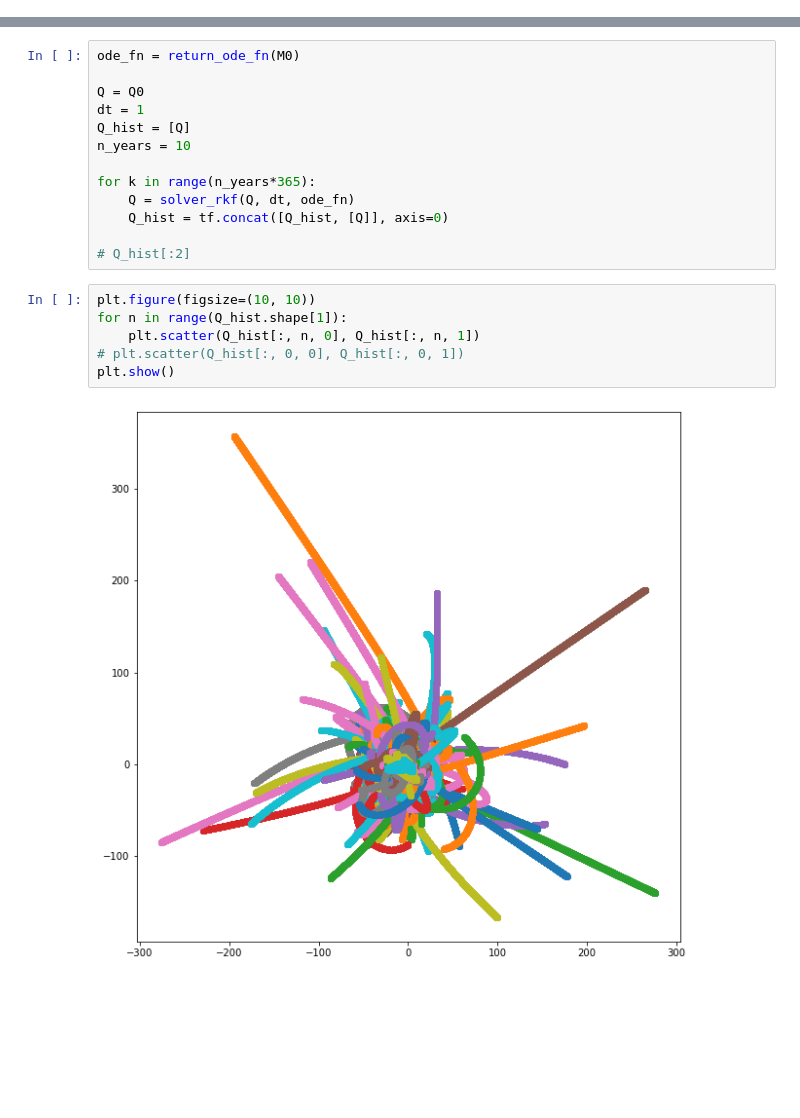
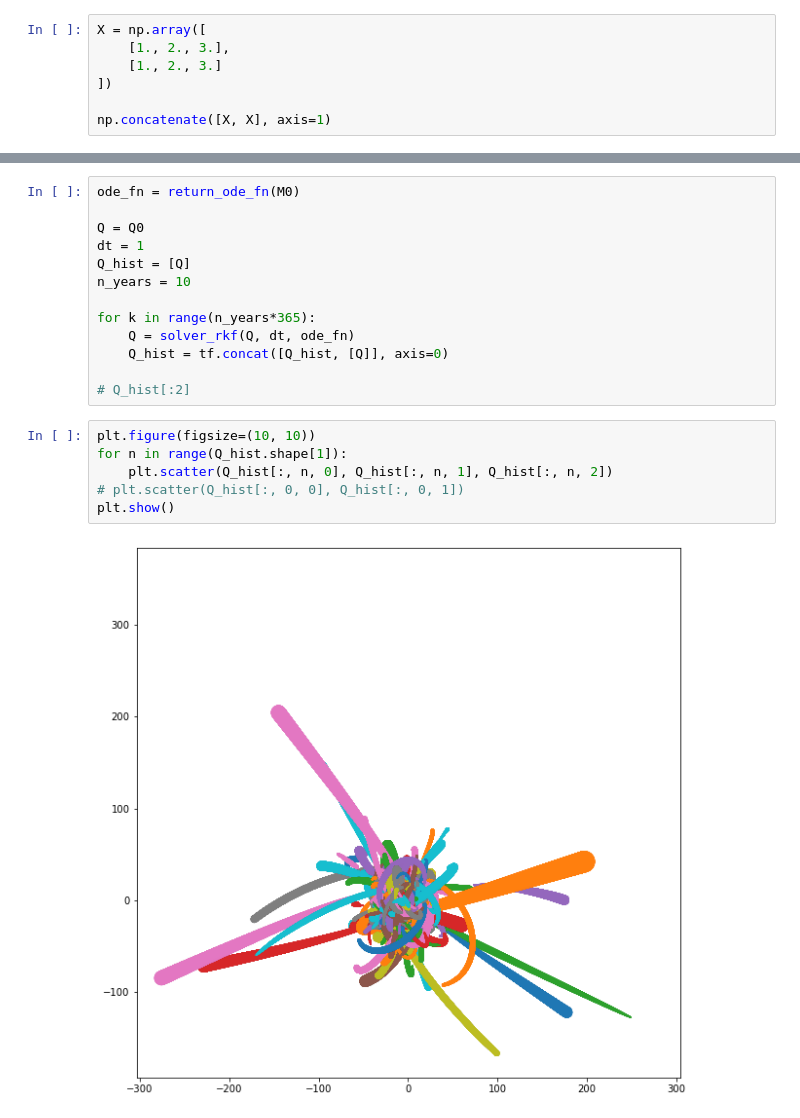
Before and after one commit to JannisZeller/stellarflow, a Jupyter notebook: test2.ipynb, the cells around one changed output, grey strips where cells are left out. Cells and saved outputs as stored; diff of their text form; blank space fills up the shorter version.

```diff
--- a/test2.ipynb
+++ b/test2.ipynb
@@ -6,2 +5,9 @@ import tensorflow_probability as tfp
 import pandas as pd
 import matplotlib.pyplot as plt
+# %%
+X = np.array([
+    [1., 2., 3.],
+    [1., 2., 3.]
+])
+
+np.concatenate([X, X], axis=1)
@@ -150,8 +156,8 @@ for k in range(n_years*365):
 # %%
 plt.figure(figsize=(10, 10))
 for n in range(Q_hist.shape[1]):
-    plt.scatter(Q_hist[:, n, 0], Q_hist[:, n, 1])
+    plt.scatter(Q_hist[:, n, 0], Q_hist[:, n, 1], Q_hist[:, n, 2])
 # plt.scatter(Q_hist[:, 0, 0], Q_hist[:, 0, 1])
 plt.show()
 # %% [output]
-[figure, old version]
+[figure, new version]
```
Also changed, not shown: parts of 3 cells of this notebook, 4 other files.
